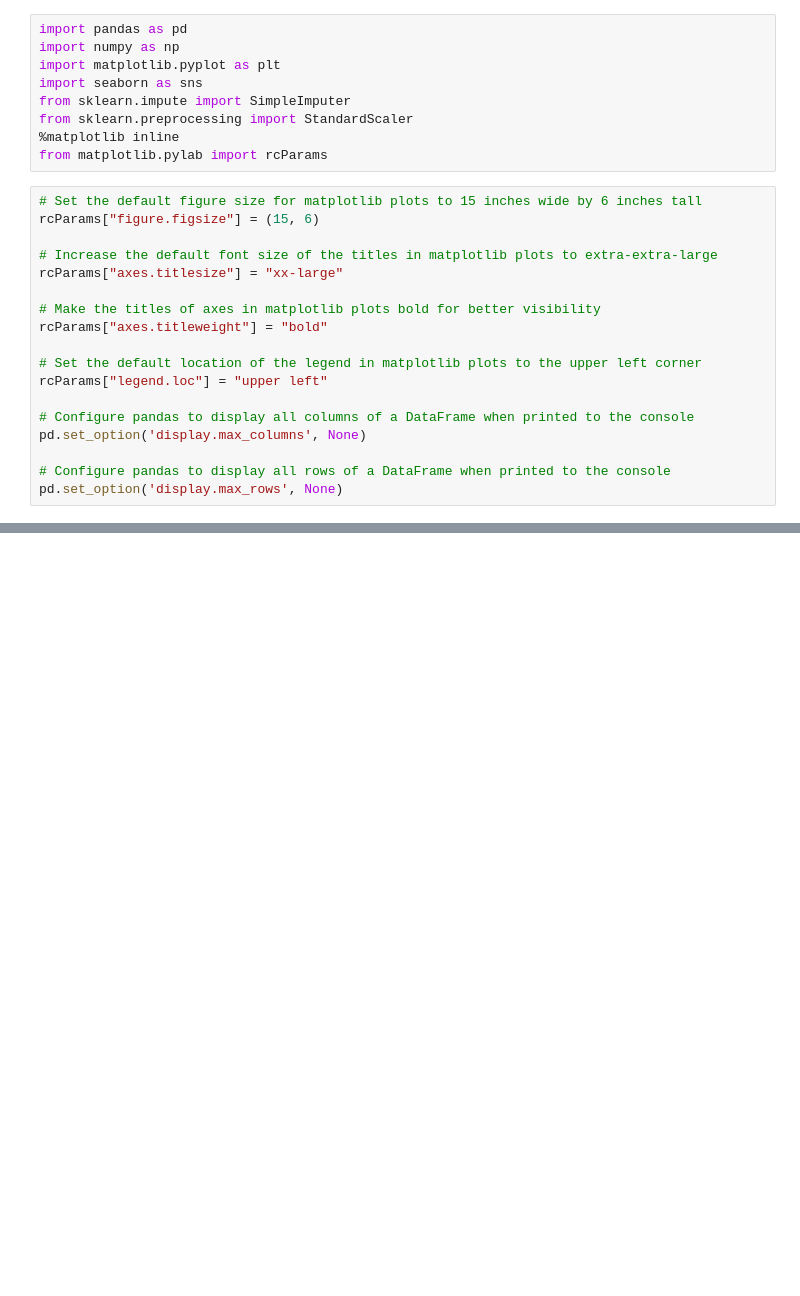
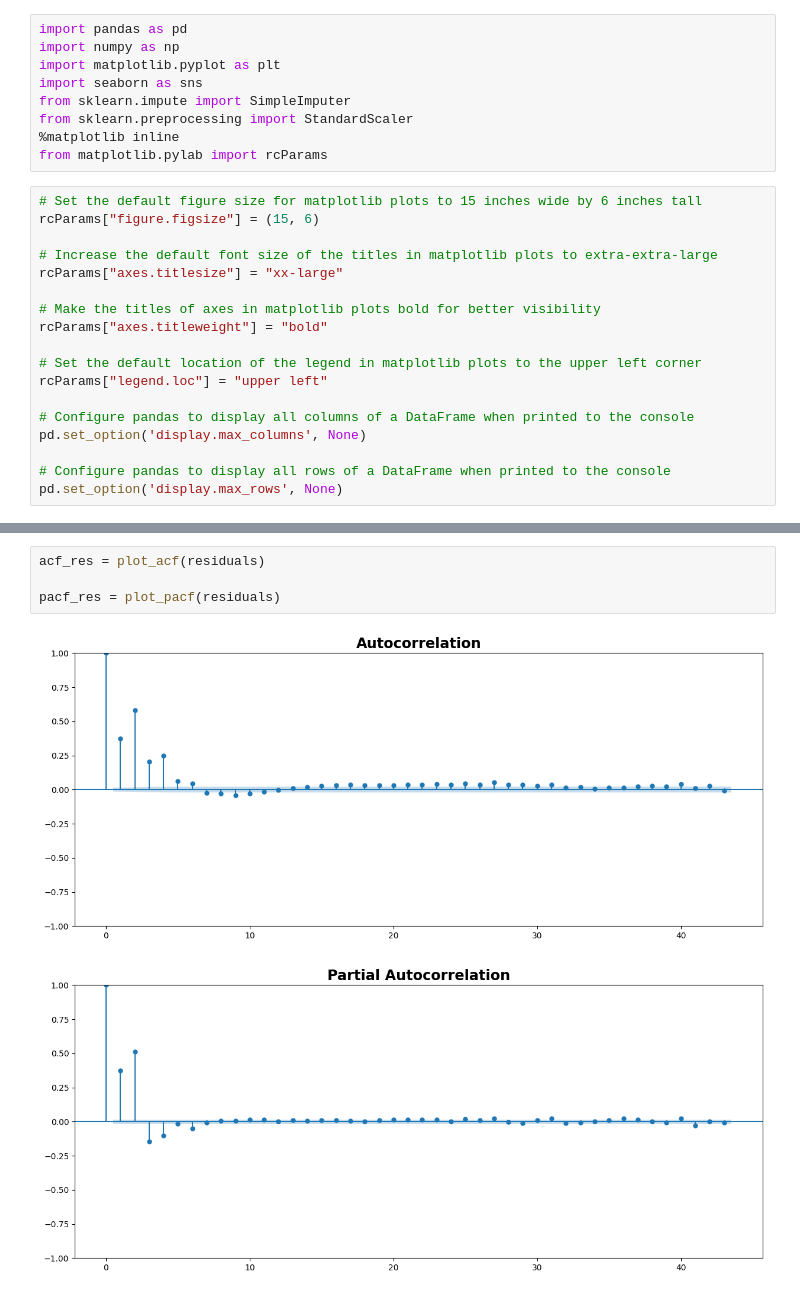
Before and after one commit to GVSU-CIS635/projects-outliers, a Jupyter notebook: Arima_model.ipynb, the cells around one changed output, grey strips where cells are left out. Drawn from its saved outputs; the diff is of its cells as text; blank space fills up the shorter version.

```diff
--- a/Arima_model.ipynb
+++ b/Arima_model.ipynb
@@ -82,0 +120,7 @@ plt.show()
+# %%
+acf_res = plot_acf(residuals)
+
+pacf_res = plot_pacf(residuals)
+# %% [output]
+[figure, added]
+[figure, added]
```
Also changed, not shown: parts of 20 cells of this notebook.
